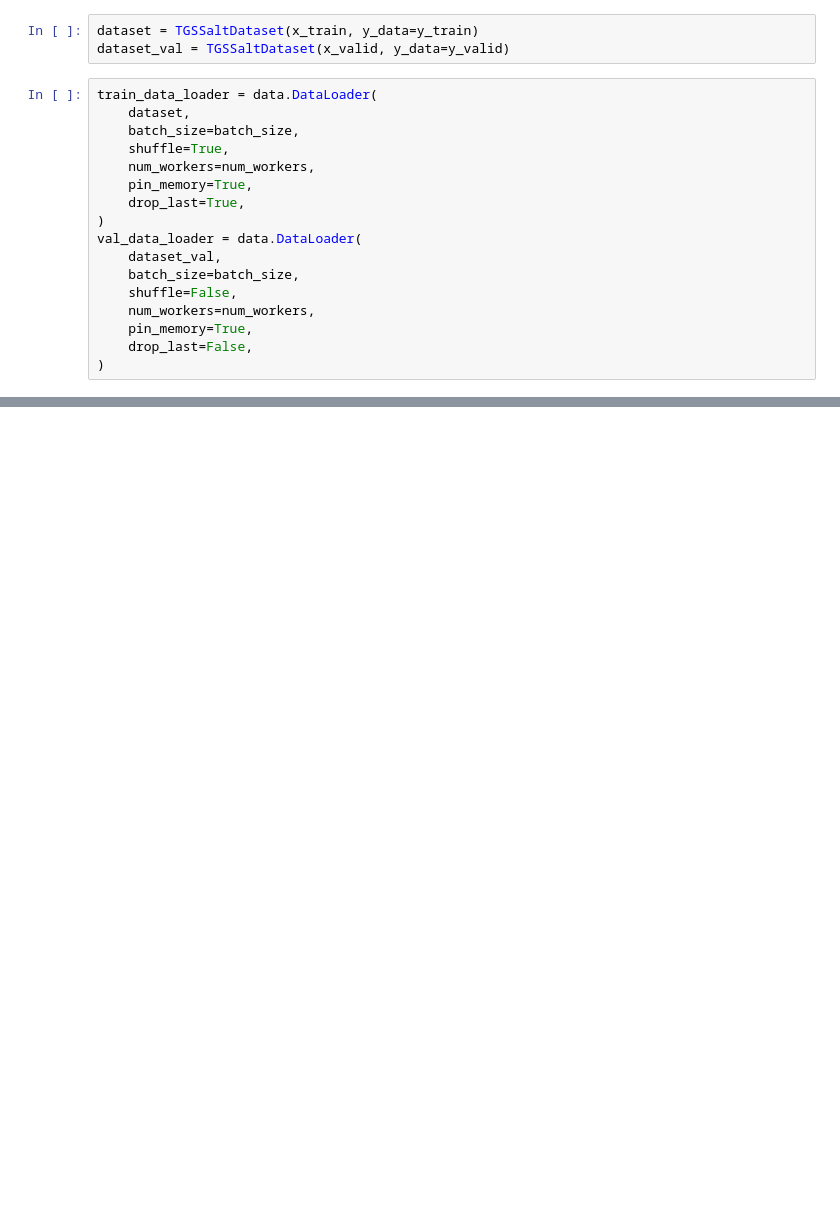
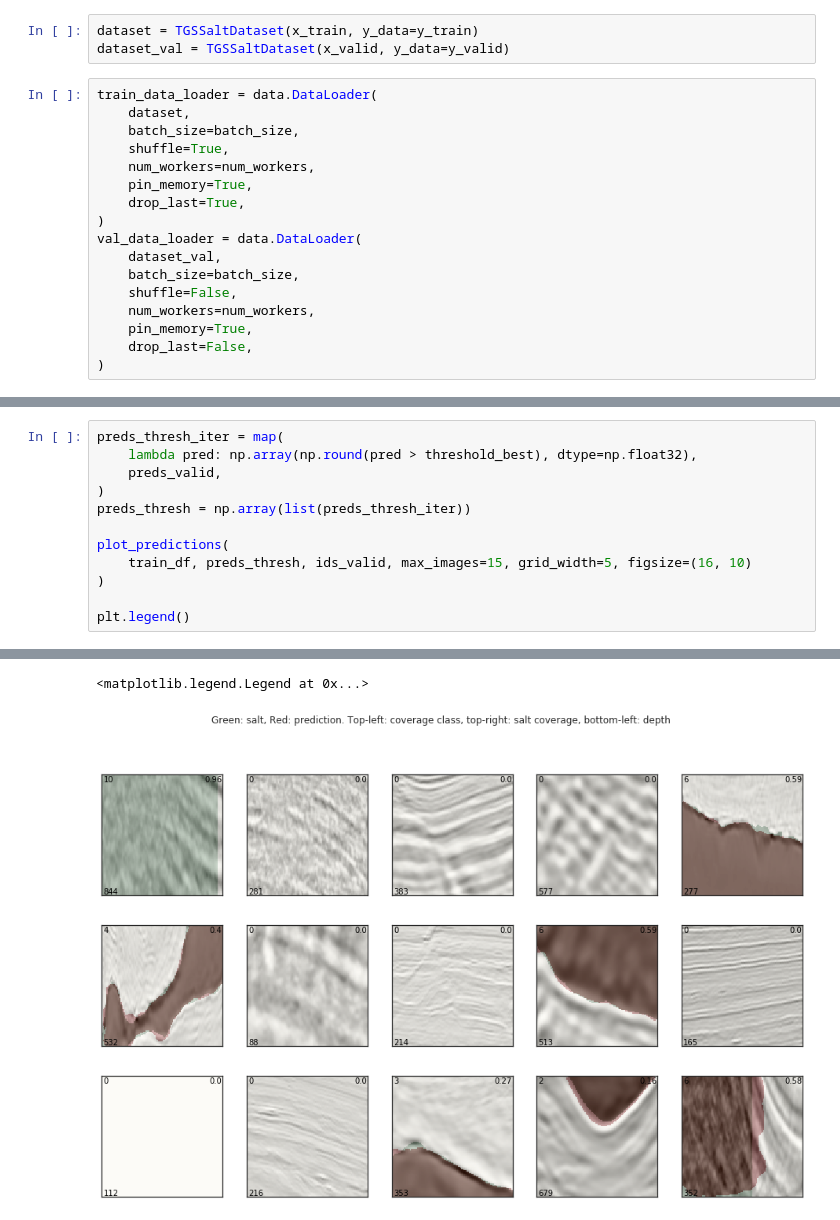
Before and after one commit to msalvaris/ksalt, a Jupyter notebook: notebooks/RefineModel.ipynb, the cells around one changed output, grey strips where cells are left out. Drawn from its saved outputs; the diff is of its cells as text; blank space fills up the shorter version.

```diff
--- a/notebooks/RefineModel.ipynb
+++ b/notebooks/RefineModel.ipynb
@@ -207,0 +400,13 @@ ax_iou.legend()
+# %%
+preds_thresh_iter = map(
+    lambda pred: np.array(np.round(pred > threshold_best), dtype=np.float32),
+    preds_valid,
+)
+preds_thresh = np.array(list(preds_thresh_iter))
+
+plot_predictions(
+    train_df, preds_thresh, ids_valid, max_images=15, grid_width=5, figsize=(16, 10)
+)
+
+plt.legend()
+# %% [output]
@@ -207,0 +414,2 @@ ax_iou.legend()
+<matplotlib.legend.Legend at 0x...>
+[figure, added]
```
Also changed, not shown: parts of 33 cells of this notebook, 6 other files.
